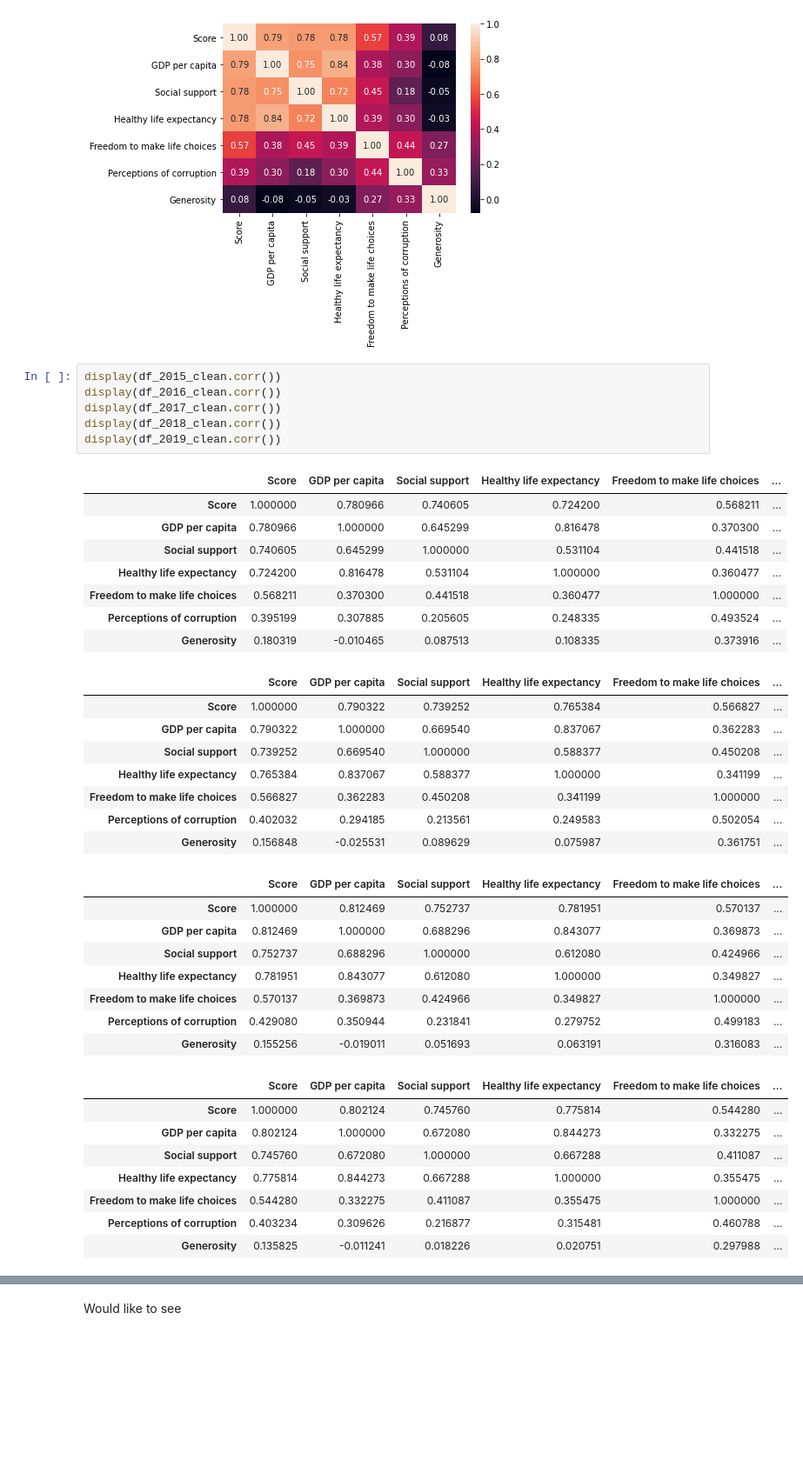
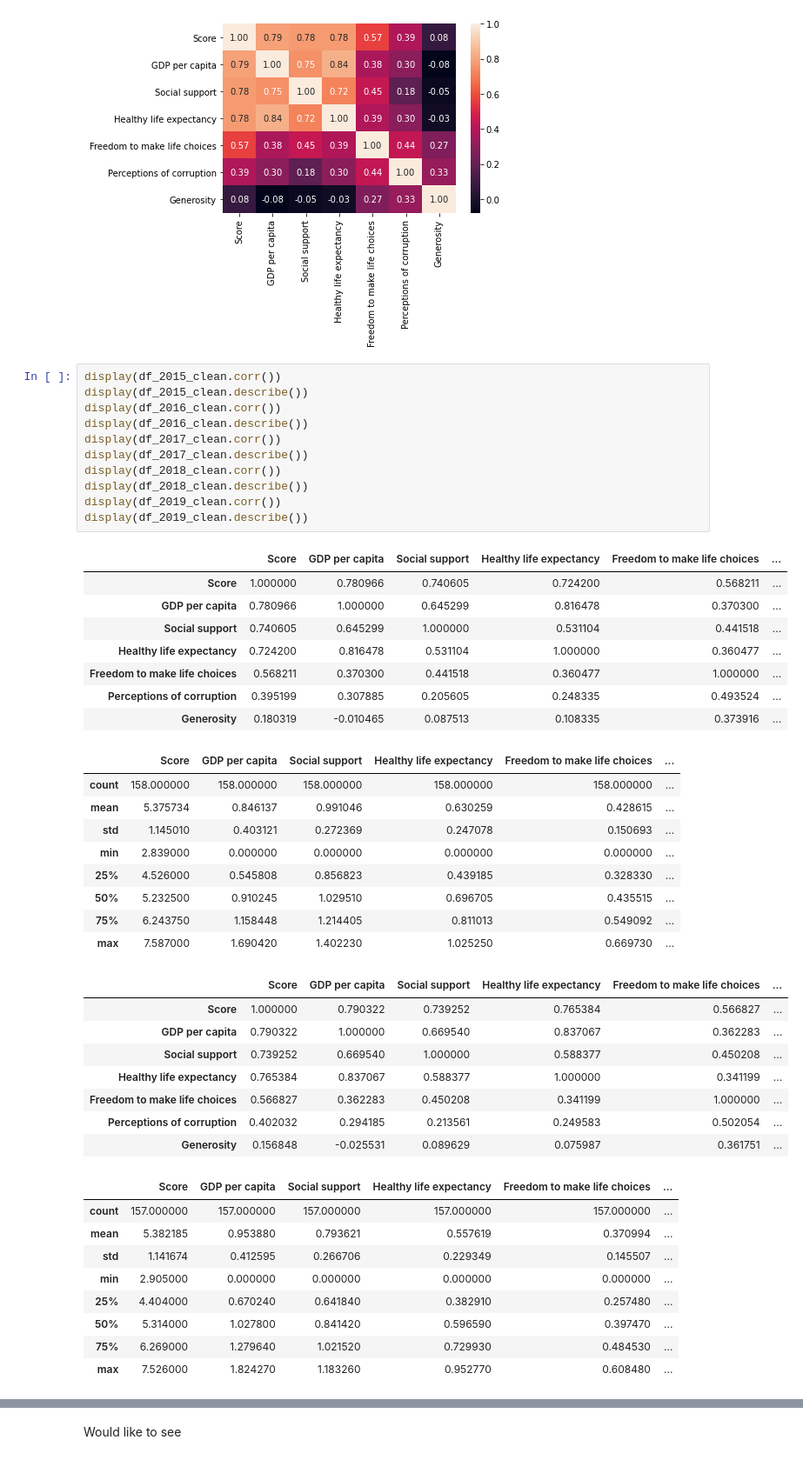
Before and after one commit to PhilSeim3/DataScienceBlog, a Jupyter notebook: Data Science Blog Workings - Happiness Index.ipynb, the cells around one changed output, grey strips where cells are left out. Shown: that part at 87% size. Cells and saved outputs as stored; diff of their text form; blank space fills up the shorter version.

```diff
--- a/Data Science Blog Workings - Happiness Index.ipynb
+++ b/Data Science Blog Workings - Happiness Index.ipynb
@@ -202,41 +202,48 @@ sns.heatmap(df_2019_clean.corr(), annot=True, fmt=".2f");
 [figure]
 # %%
 display(df_2015_clean.corr())
+display(df_2015_clean.describe())
 display(df_2016_clean.corr())
+display(df_2016_clean.describe())
 display(df_2017_clean.corr())
+display(df_2017_clean.describe())
 display(df_2018_clean.corr())
+display(df_2018_clean.describe())
 display(df_2019_clean.corr())
+display(df_2019_clean.describe())
 # %% [output]
 |  | Score | GDP per capita | Social support | Healthy life expectancy | Freedom to make life choices | ... |
 | Score | 1.000000 | 0.780966 | 0.740605 | 0.724200 | 0.568211 | ... |
 | GDP per capita | 0.780966 | 1.000000 | 0.645299 | 0.816478 | 0.370300 | ... |
 | Social support | 0.740605 | 0.645299 | 1.000000 | 0.531104 | 0.441518 | ... |
 | Healthy life expectancy | 0.724200 | 0.816478 | 0.531104 | 1.000000 | 0.360477 | ... |
 | Freedom to make life choices | 0.568211 | 0.370300 | 0.441518 | 0.360477 | 1.000000 | ... |
 | Perceptions of corruption | 0.395199 | 0.307885 | 0.205605 | 0.248335 | 0.493524 | ... |
 | Generosity | 0.180319 | -0.010465 | 0.087513 | 0.108335 | 0.373916 | ... |
 |  | Score | GDP per capita | Social support | Healthy life expectancy | Freedom to make life choices | ... |
-| Score | 1.000000 | 0.790322 | 0.739252 | 0.765384 | 0.566827 | ... |
-| GDP per capita | 0.790322 | 1.000000 | 0.669540 | 0.837067 | 0.362283 | ... |
-| Social support | 0.739252 | 0.669540 | 1.000000 | 0.588377 | 0.450208 | ... |
-| Healthy life expectancy | 0.765384 | 0.837067 | 0.588377 | 1.000000 | 0.341199 | ... |
-| Freedom to make life choices | 0.566827 | 0.362283 | 0.450208 | 0.341199 | 1.000000 | ... |
-| Perceptions of corruption | 0.402032 | 0.294185 | 0.213561 | 0.249583 | 0.502054 | ... |
-| Generosity | 0.156848 | -0.025531 | 0.089629 | 0.075987 | 0.361751 | ... |
+| count | 158.000000 | 158.000000 | 158.000000 | 158.000000 | 158.000000 | ... |
+| mean | 5.375734 | 0.846137 | 0.991046 | 0.630259 | 0.428615 | ... |
+| std | 1.145010 | 0.403121 | 0.272369 | 0.247078 | 0.150693 | ... |
+| min | 2.839000 | 0.000000 | 0.000000 | 0.000000 | 0.000000 | ... |
+| 25% | 4.526000 | 0.545808 | 0.856823 | 0.439185 | 0.328330 | ... |
+| 50% | 5.232500 | 0.910245 | 1.029510 | 0.696705 | 0.435515 | ... |
+| 75% | 6.243750 | 1.158448 | 1.214405 | 0.811013 | 0.549092 | ... |
+| max | 7.587000 | 1.690420 | 1.402230 | 1.025250 | 0.669730 | ... |
 |  | Score | GDP per capita | Social support | Healthy life expectancy | Freedom to make life choices | ... |
-| Score | 1.000000 | 0.812469 | 0.752737 | 0.781951 | 0.570137 | ... |
-| GDP per capita | 0.812469 | 1.000000 | 0.688296 | 0.843077 | 0.369873 | ... |
-| Social support | 0.752737 | 0.688296 | 1.000000 | 0.612080 | 0.424966 | ... |
-| Healthy life expectancy | 0.781951 | 0.843077 | 0.612080 | 1.000000 | 0.349827 | ... |
-| Freedom to make life choices | 0.570137 | 0.369873 | 0.424966 | 0.349827 | 1.000000 | ... |
-| Perceptions of corruption | 0.429080 | 0.350944 | 0.231841 | 0.279752 | 0.499183 | ... |
-| Generosity | 0.155256 | -0.019011 | 0.051693 | 0.063191 | 0.316083 | ... |
+| Score | 1.000000 | 0.790322 | 0.739252 | 0.765384 | 0.566827 | ... |
+| GDP per capita | 0.790322 | 1.000000 | 0.669540 | 0.837067 | 0.362283 | ... |
+| Social support | 0.739252 | 0.669540 | 1.000000 | 0.588377 | 0.450208 | ... |
+| Healthy life expectancy | 0.765384 | 0.837067 | 0.588377 | 1.000000 | 0.341199 | ... |
+| Freedom to make life choices | 0.566827 | 0.362283 | 0.450208 | 0.341199 | 1.000000 | ... |
+| Perceptions of corruption | 0.402032 | 0.294185 | 0.213561 | 0.249583 | 0.502054 | ... |
+| Generosity | 0.156848 | -0.025531 | 0.089629 | 0.075987 | 0.361751 | ... |
 |  | Score | GDP per capita | Social support | Healthy life expectancy | Freedom to make life choices | ... |
-| Score | 1.000000 | 0.802124 | 0.745760 | 0.775814 | 0.544280 | ... |
-| GDP per capita | 0.802124 | 1.000000 | 0.672080 | 0.844273 | 0.332275 | ... |
-| Social support | 0.745760 | 0.672080 | 1.000000 | 0.667288 | 0.411087 | ... |
-| Healthy life expectancy | 0.775814 | 0.844273 | 0.667288 | 1.000000 | 0.355475 | ... |
-| Freedom to make life choices | 0.544280 | 0.332275 | 0.411087 | 0.355475 | 1.000000 | ... |
-| Perceptions of corruption | 0.403234 | 0.309626 | 0.216877 | 0.315481 | 0.460788 | ... |
-| Generosity | 0.135825 | -0.011241 | 0.018226 | 0.020751 | 0.297988 | ... |
+| count | 157.000000 | 157.000000 | 157.000000 | 157.000000 | 157.000000 | ... |
+| mean | 5.382185 | 0.953880 | 0.793621 | 0.557619 | 0.370994 | ... |
+| std | 1.141674 | 0.412595 | 0.266706 | 0.229349 | 0.145507 | ... |
+| min | 2.905000 | 0.000000 | 0.000000 | 0.000000 | 0.000000 | ... |
+| 25% | 4.404000 | 0.670240 | 0.641840 | 0.382910 | 0.257480 | ... |
+| 50% | 5.314000 | 1.027800 | 0.841420 | 0.596590 | 0.397470 | ... |
+| 75% | 6.269000 | 1.279640 | 1.021520 | 0.729930 | 0.484530 | ... |
+| max | 7.526000 | 1.824270 | 1.183260 | 0.952770 | 0.608480 | ... |
 |  | Score | GDP per capita | Social support | Healthy life expectancy | Freedom to make life choices | ... |
```
Also changed, not shown: parts of 15 cells of this notebook.
